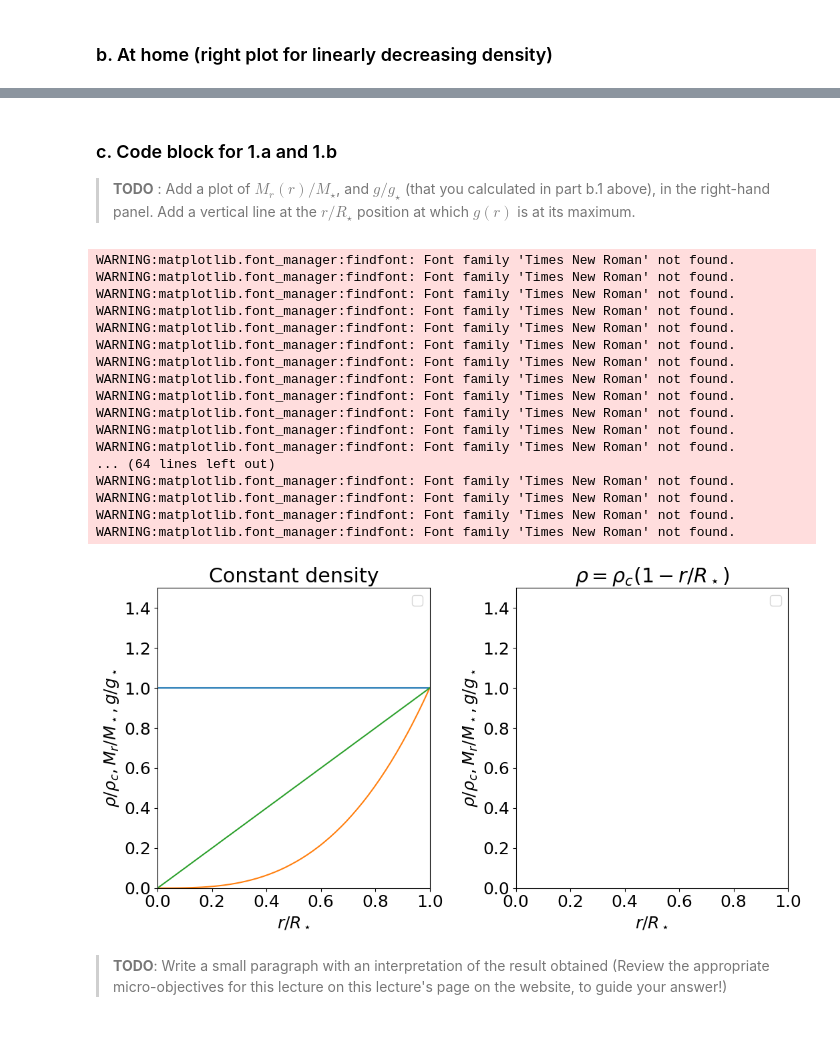
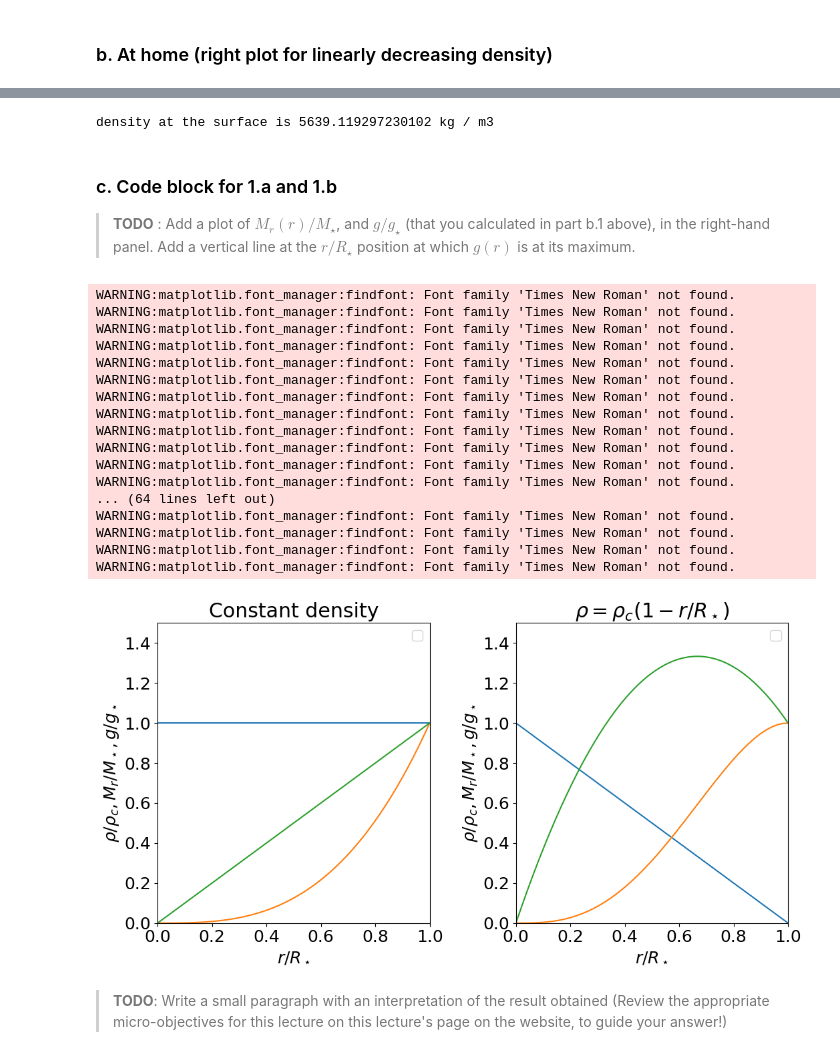
Before and after one commit to ankxie/PHYS633, a Jupyter notebook: Book/L02-GravityField/02-GravityField-template.ipynb, the cells around one changed output, grey strips where cells are left out. Saved outputs shown, nothing was run; the diff lists cells and outputs as text; code cells hidden in the pictures.

```diff
--- a/Book/L02-GravityField/02-GravityField-template.ipynb
+++ b/Book/L02-GravityField/02-GravityField-template.ipynb
@@ -87,3 +91,14 @@ $$g(r)/g_\star = $$
+# %%
+#calculating the value of rho_0 for a star of 1 solar mass and 1 solar radius
+
+from astropy import constants as const
+Msun = const.M_sun.decompose()
+Rsun = const.R_sun.decompose()
+
+rho0 = 3 * Msun / np.pi / Rsun**3
+print("density at the surface is", rho0)
+# %% [output]
+density at the surface is 5639.119297230102 kg / m3
 # %% [markdown]
 ### c. Code block for 1.a and 1.b
 
@@ -130,7 +145,9 @@ ax[0].plot(x_array, x_array) #g
 # Decreasing density at home
 ####################
 
-
+ax[1].plot(x_array, np.ones_like(x_array) - x_array) #density
+ax[1].plot(x_array, 4*x_array**3 - 3*x_array**4) #mass
+ax[1].plot(x_array, 4*x_array - 3*x_array**2) #g
 
 
 #-----------------------------------------------------
@@ -140,34 +157,34 @@ ax[0].plot(x_array, x_array) #g
 
 
 
 
 
 #-----------------------------------------------------
 #-----------------------------------------------------
 #------------------------------------------------------
 for item in ax:
     item.legend(loc=0, fontsize=15)
 plt.tight_layout()
 # arrange the plot nicely
 # %% [output]
 WARNING:matplotlib.font_manager:findfont: Font family 'Times New Roman' not found.
 WARNING:matplotlib.font_manager:findfont: Font family 'Times New Roman' not found.
 WARNING:matplotlib.font_manager:findfont: Font family 'Times New Roman' not found.
 WARNING:matplotlib.font_manager:findfont: Font family 'Times New Roman' not found.
 WARNING:matplotlib.font_manager:findfont: Font family 'Times New Roman' not found.
 WARNING:matplotlib.font_manager:findfont: Font family 'Times New Roman' not found.
 WARNING:matplotlib.font_manager:findfont: Font family 'Times New Roman' not found.
 WARNING:matplotlib.font_manager:findfont: Font family 'Times New Roman' not found.
 WARNING:matplotlib.font_manager:findfont: Font family 'Times New Roman' not found.
 WARNING:matplotlib.font_manager:findfont: Font family 'Times New Roman' not found.
 WARNING:matplotlib.font_manager:findfont: Font family 'Times New Roman' not found.
 WARNING:matplotlib.font_manager:findfont: Font family 'Times New Roman' not found.
 ... (64 lines left out)
 WARNING:matplotlib.font_manager:findfont: Font family 'Times New Roman' not found.
 WARNING:matplotlib.font_manager:findfont: Font family 'Times New Roman' not found.
 WARNING:matplotlib.font_manager:findfont: Font family 'Times New Roman' not found.
 WARNING:matplotlib.font_manager:findfont: Font family 'Times New Roman' not found.
-[figure, old version]
+[figure, new version]
 # %% [markdown]
 > **TODO**: Write a small paragraph with an interpretation of the result obtained (Review the appropriate micro-objectives for this lecture on this lecture's page on the website, to guide your answer!)
 # %% [markdown]
```
Also changed, not shown: parts of 1 cell of this notebook.
